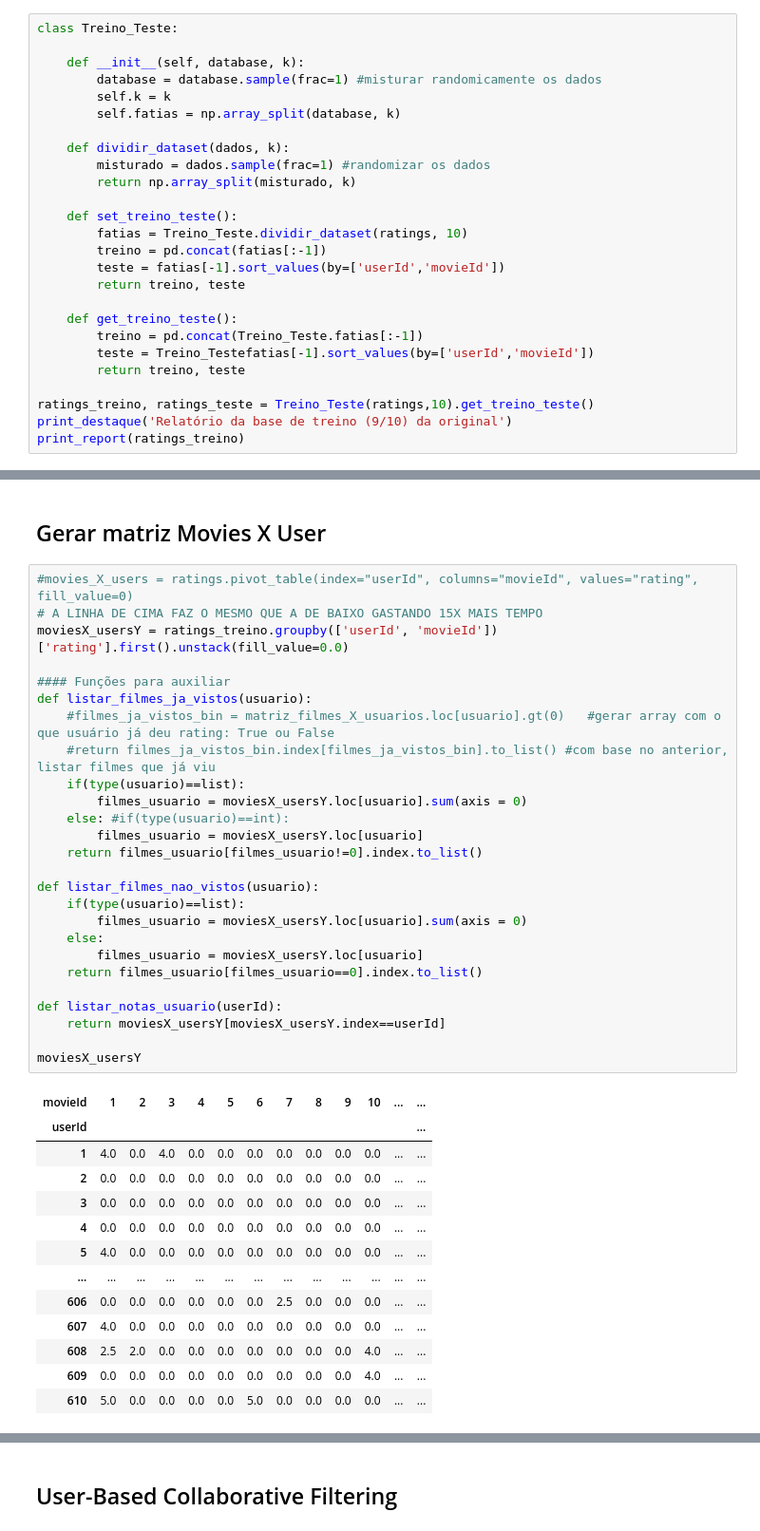
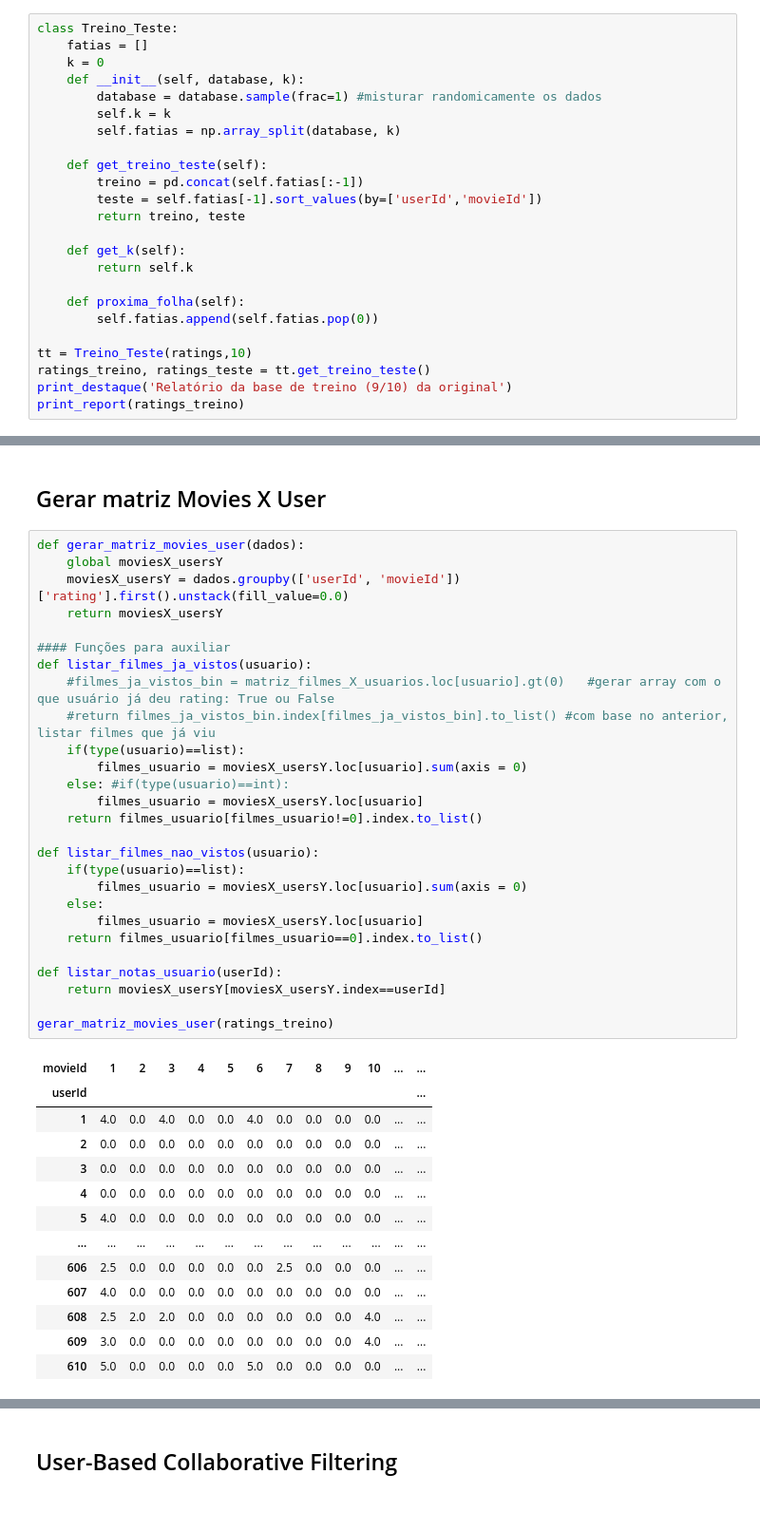
Before and after one commit to xnes/recsys, a Jupyter notebook: rec_sys_apresentacao_2.ipynb, the cells around one changed output, grey strips where cells are left out. Shown at 95% size. Drawn from its saved outputs; the diff is of its cells as text.

Commit message:
Commit final para User based

```diff
--- a/rec_sys_apresentacao_2.ipynb
+++ b/rec_sys_apresentacao_2.ipynb
@@ -103,28 +103,26 @@ Name: rating, dtype: float64
 | 76541 | 480 | 2863 | 3.0 | 1179162113 |
 # %%
 class Treino_Teste:
-
+    fatias = []
+    k = 0
     def __init__(self, database, k):
         database = database.sample(frac=1) #misturar randomicamente os dados
         self.k = k
         self.fatias = np.array_split(database, k)
 
-    def dividir_dataset(dados, k):
-        misturado = dados.sample(frac=1) #randomizar os dados
-        return np.array_split(misturado, k)
-
-    def set_treino_teste():
-        fatias = Treino_Teste.dividir_dataset(ratings, 10)
-        treino = pd.concat(fatias[:-1])
-        teste = fatias[-1].sort_values(by=['userId','movieId'])
+    def get_treino_teste(self):
+        treino = pd.concat(self.fatias[:-1])
+        teste = self.fatias[-1].sort_values(by=['userId','movieId'])
         return treino, teste
 
-    def get_treino_teste():
-        treino = pd.concat(Treino_Teste.fatias[:-1])
-        teste = Treino_Testefatias[-1].sort_values(by=['userId','movieId'])
-        return treino, teste
+    def get_k(self):
+        return self.k
 
-ratings_treino, ratings_teste = Treino_Teste(ratings,10).get_treino_teste()
+    def proxima_folha(self):
+        self.fatias.append(self.fatias.pop(0))
+
+tt = Treino_Teste(ratings,10)
+ratings_treino, ratings_teste = tt.get_treino_teste()
 print_destaque('Relatório da base de treino (9/10) da original')
 print_report(ratings_treino)
 # %% [output]
@@ -148,44 +146,45 @@ Name: rating, dtype: float64
 # %% [markdown]
 ## Gerar matriz Movies X User
 # %%
-#movies_X_users = ratings.pivot_table(index="userId", columns="movieId", values="rating", fill_value=0)
-# A LINHA DE CIMA FAZ O MESMO QUE A DE BAIXO GASTANDO 15X MAIS TEMPO
-moviesX_usersY = ratings_treino.groupby(['userId', 'movieId'])['rating'].first().unstack(fill_value=0.0)
+def gerar_matriz_movies_user(dados):
+    global moviesX_usersY
+    moviesX_usersY = dados.groupby(['userId', 'movieId'])['rating'].first().unstack(fill_value=0.0)
+    return moviesX_usersY
 
 #### Funções para auxiliar
 def listar_filmes_ja_vistos(usuario):
     #filmes_ja_vistos_bin = matriz_filmes_X_usuarios.loc[usuario].gt(0)   #gerar array com o que usuário já deu rating: True ou False
     #return filmes_ja_vistos_bin.index[filmes_ja_vistos_bin].to_list() #com base no anterior, listar filmes que já viu
     if(type(usuario)==list):
         filmes_usuario = moviesX_usersY.loc[usuario].sum(axis = 0)
     else: #if(type(usuario)==int):
         filmes_usuario = moviesX_usersY.loc[usuario]
     return filmes_usuario[filmes_usuario!=0].index.to_list()
 
 def listar_filmes_nao_vistos(usuario):
     if(type(usuario)==list):
         filmes_usuario = moviesX_usersY.loc[usuario].sum(axis = 0)
     else:
         filmes_usuario = moviesX_usersY.loc[usuario]
     return filmes_usuario[filmes_usuario==0].index.to_list()
 
 def listar_notas_usuario(userId):
     return moviesX_usersY[moviesX_usersY.index==userId]
 
-moviesX_usersY
+gerar_matriz_movies_user(ratings_treino)
 # %% [output]
 | movieId | 1 | 2 | 3 | 4 | 5 | 6 | 7 | 8 | 9 | 10 | ... | ... |
 | userId |  |  |  |  |  |  |  |  |  |  |  | ... |
-| 1 | 4.0 | 0.0 | 4.0 | 0.0 | 0.0 | 0.0 | 0.0 | 0.0 | 0.0 | 0.0 | ... | ... |
+| 1 | 4.0 | 0.0 | 4.0 | 0.0 | 0.0 | 4.0 | 0.0 | 0.0 | 0.0 | 0.0 | ... | ... |
 | 2 | 0.0 | 0.0 | 0.0 | 0.0 | 0.0 | 0.0 | 0.0 | 0.0 | 0.0 | 0.0 | ... | ... |
 | 3 | 0.0 | 0.0 | 0.0 | 0.0 | 0.0 | 0.0 | 0.0 | 0.0 | 0.0 | 0.0 | ... | ... |
 | 4 | 0.0 | 0.0 | 0.0 | 0.0 | 0.0 | 0.0 | 0.0 | 0.0 | 0.0 | 0.0 | ... | ... |
 | 5 | 4.0 | 0.0 | 0.0 | 0.0 | 0.0 | 0.0 | 0.0 | 0.0 | 0.0 | 0.0 | ... | ... |
 | ... | ... | ... | ... | ... | ... | ... | ... | ... | ... | ... | ... | ... |
-| 606 | 0.0 | 0.0 | 0.0 | 0.0 | 0.0 | 0.0 | 2.5 | 0.0 | 0.0 | 0.0 | ... | ... |
+| 606 | 2.5 | 0.0 | 0.0 | 0.0 | 0.0 | 0.0 | 2.5 | 0.0 | 0.0 | 0.0 | ... | ... |
 | 607 | 4.0 | 0.0 | 0.0 | 0.0 | 0.0 | 0.0 | 0.0 | 0.0 | 0.0 | 0.0 | ... | ... |
-| 608 | 2.5 | 2.0 | 0.0 | 0.0 | 0.0 | 0.0 | 0.0 | 0.0 | 0.0 | 4.0 | ... | ... |
-| 609 | 0.0 | 0.0 | 0.0 | 0.0 | 0.0 | 0.0 | 0.0 | 0.0 | 0.0 | 4.0 | ... | ... |
+| 608 | 2.5 | 2.0 | 2.0 | 0.0 | 0.0 | 0.0 | 0.0 | 0.0 | 0.0 | 4.0 | ... | ... |
+| 609 | 3.0 | 0.0 | 0.0 | 0.0 | 0.0 | 0.0 | 0.0 | 0.0 | 0.0 | 4.0 | ... | ... |
 | 610 | 5.0 | 0.0 | 0.0 | 0.0 | 0.0 | 5.0 | 0.0 | 0.0 | 0.0 | 0.0 | ... | ... |
 610 rows × 9358 columns
 # %% [markdown]
```
Also changed, not shown: parts of 26 cells of this notebook.
